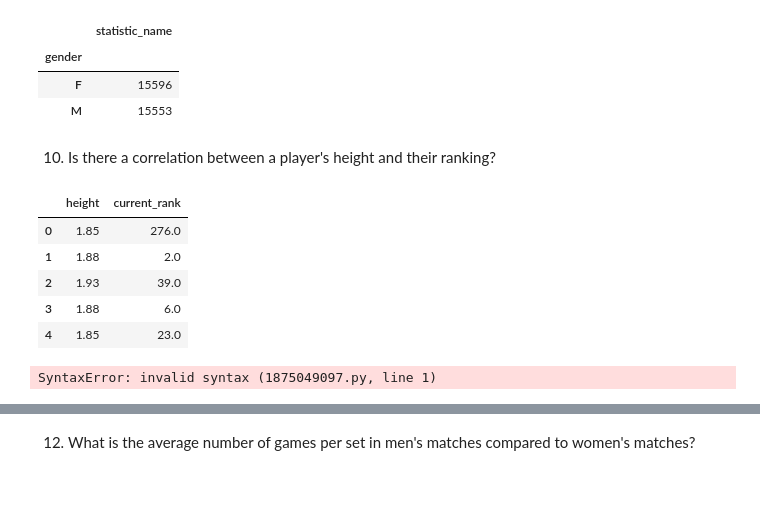
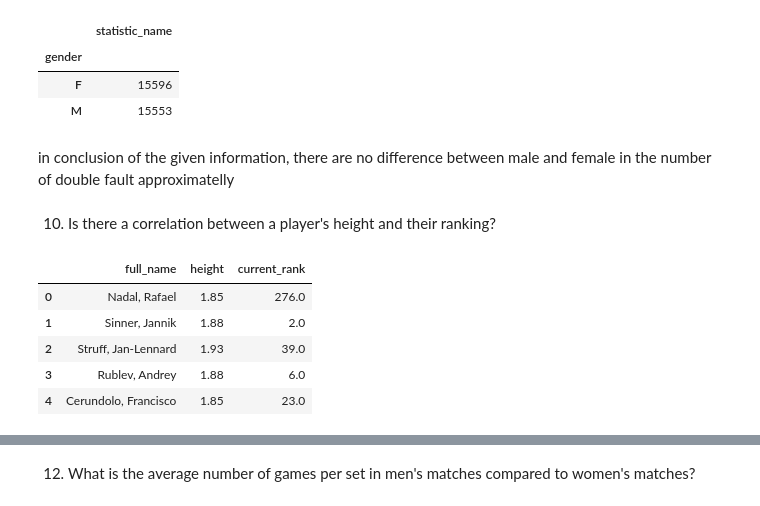
Before and after one commit to mahdieyehalavi/tennisMatchProject, a Jupyter notebook: part1.ipynb, the cells around one changed output, grey strips where cells are left out. Saved outputs shown, nothing was run; the diff lists cells and outputs as text; code cells hidden in the pictures.

```diff
--- a/part1.ipynb
+++ b/part1.ipynb
@@ -96,25 +102,23 @@ gender_double_faults.groupby(['gender']).count()
 | gender |  |
 | F | 15596 |
 | M | 15553 |
+# %% [markdown]
+in conclusion of the given information, there are no difference between male and female in the number of double fault approximatelly
 # %% [markdown]
 10. Is there a correlation between a player's height and their ranking?
 # %%
 match_home_team_height_rank_df=match_home_team_df.iloc[:,[17,7,14]]
 match_away_team_height_rank_df=match_away_team_df.iloc[:,[17,7,14]]
 match_away_team_height_rank_df
 height_rank_player=pd.concat([match_home_team_height_rank_df,match_away_team_height_rank_df])
 height_rank_player.drop_duplicates()
 height_rank_player.dropna()
-height_rank_player.drop('full_name',inplace=True, axis=1)
+# height_rank_player.drop('full_name',inplace=True, axis=1)
 height_rank_player.head()
 # %% [output]
-|  | height | current_rank |
-| 0 | 1.85 | 276.0 |
-| 1 | 1.88 | 2.0 |
-| 2 | 1.93 | 39.0 |
-| 3 | 1.88 | 6.0 |
-| 4 | 1.85 | 23.0 |
+|  | full_name | height | current_rank |
+| 0 | Nadal, Rafael | 1.85 | 276.0 |
+| 1 | Sinner, Jannik | 1.88 | 2.0 |
+| 2 | Struff, Jan-Lennard | 1.93 | 39.0 |
+| 3 | Rublev, Andrey | 1.88 | 6.0 |
+| 4 | Cerundolo, Francisco | 1.85 | 23.0 |
-# %%
-mann_whitney u test
-# %% [output]
-SyntaxError: invalid syntax (1875049097.py, line 1)
```
Also changed, not shown: parts of 12 cells of this notebook.
